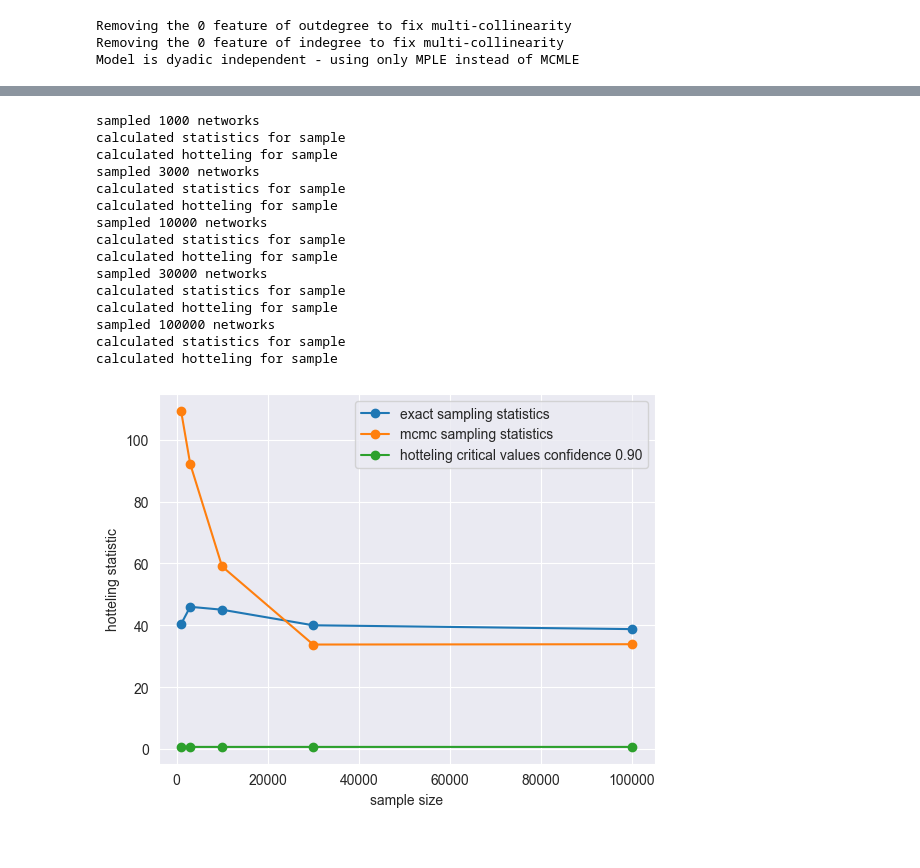
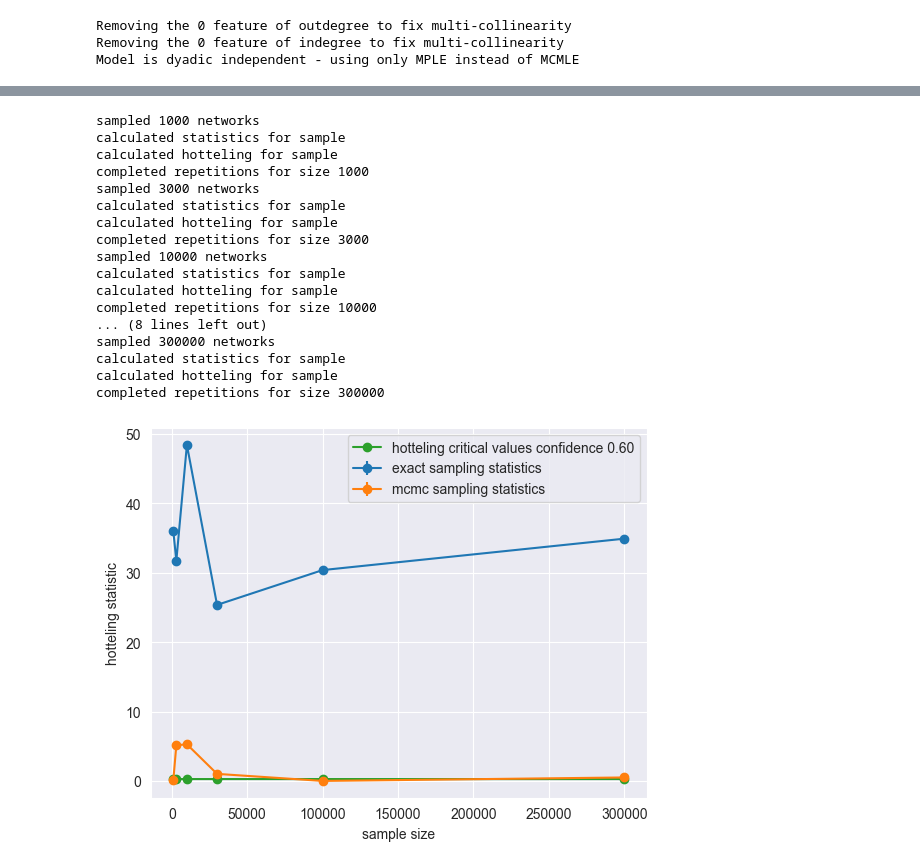
Before and after one commit to tomtalp/pyERGM, a Jupyter notebook: examples/hotteling_convergence.ipynb, the cells around one changed output, grey strips where cells are left out. Cells and saved outputs as stored; diff of their text form; code cells hidden in the pictures.

Commit message:
fixed the calculation of the hotelling f statistic and added some convergence analyses

```diff
--- a/examples/hotteling_convergence.ipynb
+++ b/examples/hotteling_convergence.ipynb
@@ -50,5 +51,6 @@ Removing the 0 feature of outdegree to fix multi-collinearity
 Removing the 0 feature of indegree to fix multi-collinearity
 Model is dyadic independent - using only MPLE instead of MCMLE
 # %%
-sample_sizes = 1000 * np.array([1, 3, 10, 30, 100], dtype=int)
+sample_sizes = 1000 * np.array([1, 3, 10, 30, 100, 300], dtype=int)
+num_reps_per_size = 1
 # %%
@@ -83,51 +89,57 @@ calculated hotteling for sample
 # %%
-hotteling_statistics_mcmc_samples = np.zeros(sample_sizes.size)
+hotteling_statistics_mcmc_samples = np.zeros((num_reps_per_size, sample_sizes.size))
 for i in range(sample_sizes.size):
-    cur_sample = model.generate_networks_for_sample(sampling_method='metropolis_hastings',
-                                                           seed_network=sampson_matrix,
-                                                           burn_in=1000,
-                                                           # Probably not really needed, as we can sample exactly from the distribution, but here to imitate exactly what goes on in ERGM.fit()
-                                                           mcmc_steps_per_sample=n,
-                                                           sample_size=sample_sizes[i])
-    print(f"sampled {sample_sizes[i]} networks")
-    cur_sample_features = model._network_statistics.calculate_sample_statistics(cur_sample)
-    print(f"calculated statistics for sample")
-    hotteling_statistics_mcmc_samples[i] = calc_hotteling_statistic_for_sample(
-        observed_features,
-        cur_sample_features,
-        'multivariate_initial_sequence')
-    print(f"calculated hotteling for sample")
+    for j in range(num_reps_per_size):
+        cur_sample = model.generate_networks_for_sample(sampling_method='metropolis_hastings',
+                                                        seed_network=sampson_matrix,
+                                                        burn_in=1000,
+                                                        # Probably not really needed, as we can sample exactly from the distribution, but here to imitate exactly what goes on in ERGM.fit()
+                                                        mcmc_steps_per_sample=n,
+                                                        sample_size=sample_sizes[i])
+        print(f"sampled {sample_sizes[i]} networks")
+        cur_sample_features = model._network_statistics.calculate_sample_statistics(cur_sample)
+        print(f"calculated statistics for sample")
+        hotteling_statistics_mcmc_samples[j, i] = calc_hotteling_statistic_for_sample(
+            observed_features,
+            cur_sample_features,
+            'multivariate_initial_sequence')
+        print(f"calculated hotteling for sample")
+    print(f"completed repetitions for size {sample_sizes[i]}")
 # %% [output]
 sampled 1000 networks
 calculated statistics for sample
 calculated hotteling for sample
+completed repetitions for size 1000
 sampled 3000 networks
 calculated statistics for sample
 calculated hotteling for sample
+completed repetitions for size 3000
 sampled 10000 networks
 calculated statistics for sample
 calculated hotteling for sample
-sampled 30000 networks
+completed repetitions for size 10000
+... (8 lines left out)
+sampled 300000 networks
 calculated statistics for sample
 calculated hotteling for sample
-sampled 100000 networks
-calculated statistics for sample
-calculated hotteling for sample
+completed repetitions for size 300000
 # %%
-confidence_for_convergence = 0.9
+confidence_for_convergence = 0.6
 hotteling_critical_values = np.zeros(sample_sizes.size)
 num_features = model._network_statistics.num_of_features
 for i in range(sample_sizes.size):
     hotteling_critical_values[i] = f.ppf(1 - confidence_for_convergence, num_features,
                                          sample_sizes[i] - num_features)
 # %%
-plt.plot(sample_sizes, hotteling_statistics_exact_samples, marker='o', label='exact sampling statistics')
-plt.plot(sample_sizes, hotteling_statistics_mcmc_samples, marker='o', label='mcmc sampling statistics')
+plt.errorbar(sample_sizes, hotteling_statistics_exact_samples.mean(axis=0),
+             yerr=hotteling_statistics_exact_samples.std(axis=0), marker='o', label='exact sampling statistics')
+plt.errorbar(sample_sizes, hotteling_statistics_mcmc_samples.mean(axis=0),
+             yerr=hotteling_statistics_mcmc_samples.std(axis=0), marker='o', label='mcmc sampling statistics')
 plt.plot(sample_sizes, hotteling_critical_values, marker='o',
          label=f'hotteling critical values confidence {confidence_for_convergence:.2f}')
 plt.xlabel('sample size')
 plt.ylabel('hotteling statistic')
 plt.legend()
 plt.show()
 # %% [output]
-[figure, old version]
+[figure, new version]
```
Also changed, not shown: parts of 4 cells of this notebook, 1 other file.
